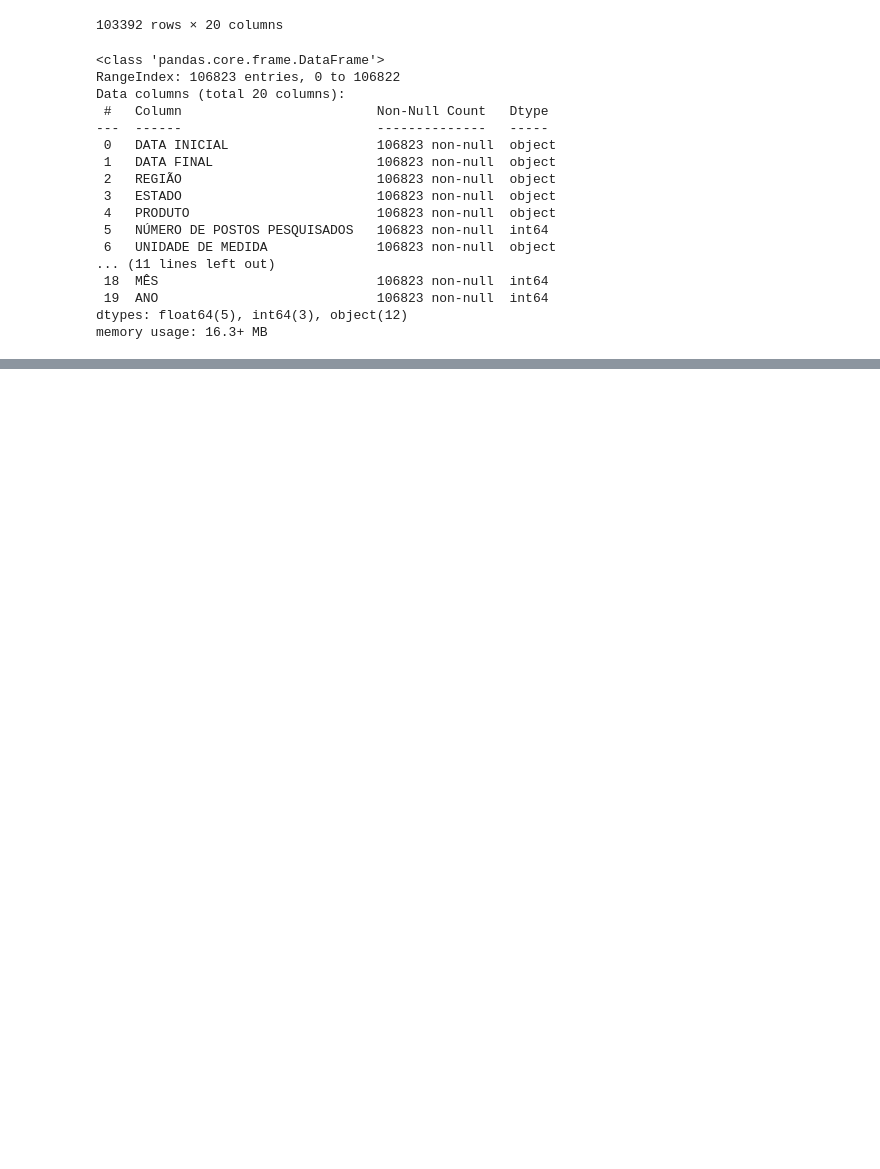
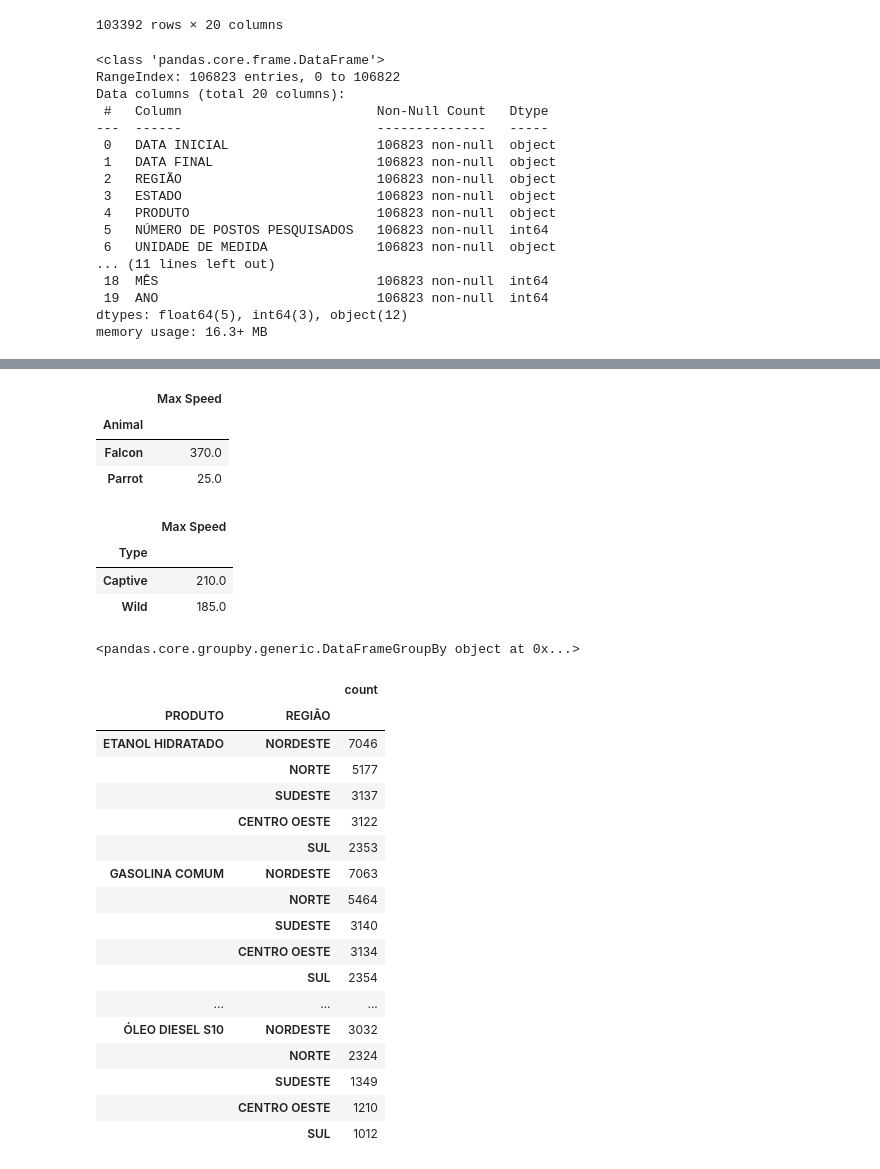
Before and after one commit to TheRonnieSouza/brazil-gas-prices-analysis, a Jupyter notebook: analysis.ipynb, the cells around one changed output, grey strips where cells are left out. Drawn from its saved outputs; the diff is of its cells as text; code cells hidden in the pictures; blank space fills up the shorter version.

Commit message:
feat/get quantity of products by region

```diff
--- a/analysis.ipynb
+++ b/analysis.ipynb
@@ -279,0 +338,41 @@ memory usage: 16.3+ MB
+# %%
+df.groupby(level=0).mean()
+# %% [output]
+|  | Max Speed |
+| Animal |  |
+| Falcon | 370.0 |
+| Parrot | 25.0 |
+# %%
+df.groupby(level="Type").mean()
+# %% [output]
+|  | Max Speed |
+| Type |  |
+| Captive | 210.0 |
+| Wild | 185.0 |
+# %%
+####################
+product_group = data_pre.groupby('PRODUTO')
+product_group
+# %% [output]
+<pandas.core.groupby.generic.DataFrameGroupBy object at 0x...>
+# %%
+product_group['REGIÃO'].value_counts().to_frame()
+# %% [output]
+|  |  | count |
+| PRODUTO | REGIÃO |  |
+| ETANOL HIDRATADO | NORDESTE | 7046 |
+|  | NORTE | 5177 |
+|  | SUDESTE | 3137 |
+|  | CENTRO OESTE | 3122 |
+|  | SUL | 2353 |
+| GASOLINA COMUM | NORDESTE | 7063 |
+|  | NORTE | 5464 |
+|  | SUDESTE | 3140 |
+|  | CENTRO OESTE | 3134 |
+|  | SUL | 2354 |
+| ... | ... | ... |
+| ÓLEO DIESEL S10 | NORDESTE | 3032 |
+|  | NORTE | 2324 |
+|  | SUDESTE | 1349 |
+|  | CENTRO OESTE | 1210 |
+|  | SUL | 1012 |
```
Also changed, not shown: parts of 5 cells of this notebook.
